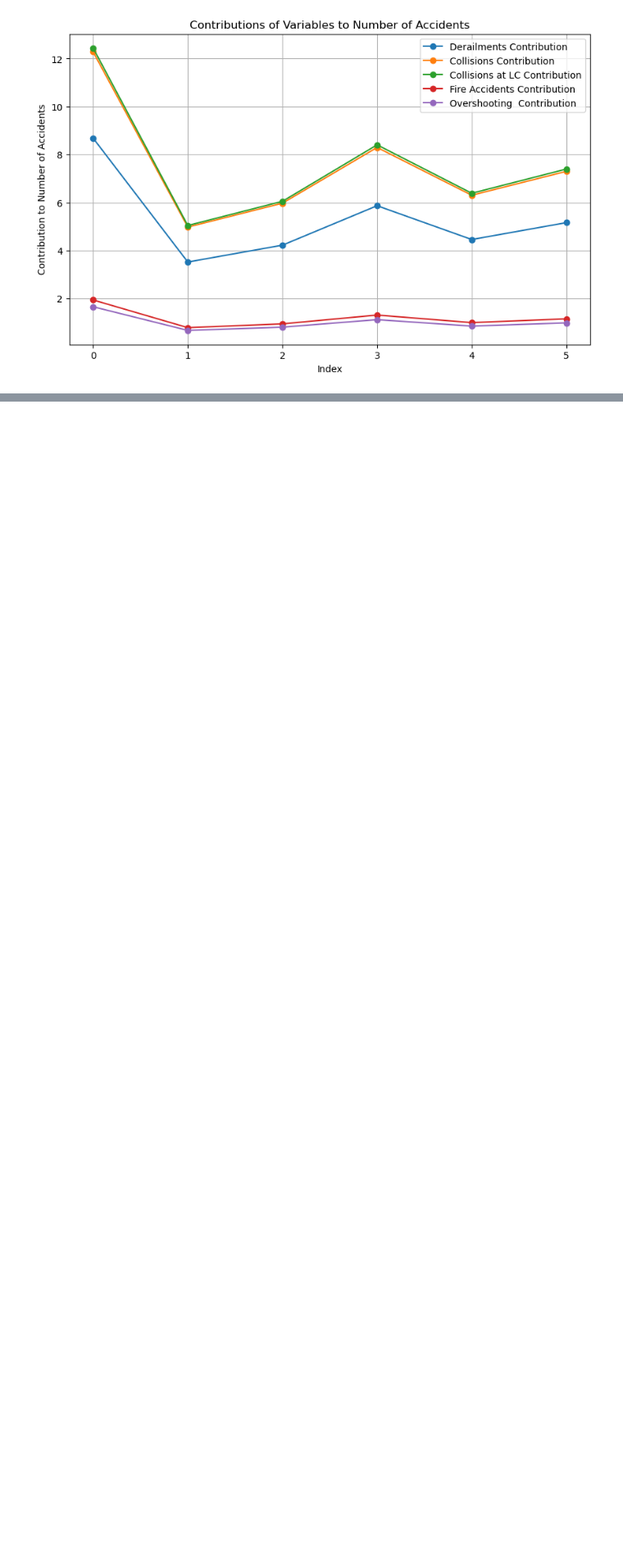
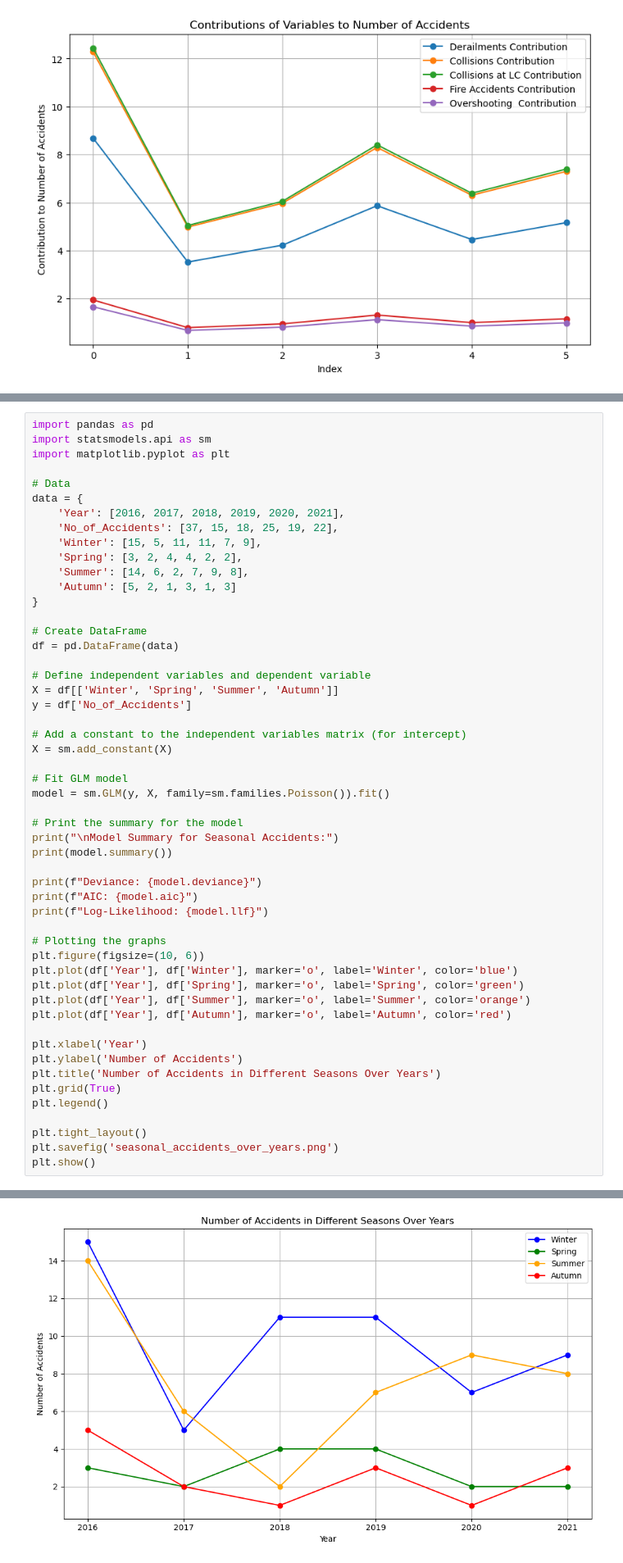
Before and after one commit to Nasir-Hussain-Datascientist/railway-accidents-data-analysis, a Jupyter notebook: revised/Combined/N/combined new.ipynb, the cells around one changed output, grey strips where cells are left out. Shown: that part at 82% size. Saved outputs shown, nothing was run; the diff lists cells and outputs as text; blank space fills up the shorter version.

```diff
--- a/revised/Combined/N/combined new.ipynb
+++ b/revised/Combined/N/combined new.ipynb
@@ -223,0 +591,53 @@ plt.show()
+# %%
+import pandas as pd
+import statsmodels.api as sm
+import matplotlib.pyplot as plt
+
+# Data
+data = {
+    'Year': [2016, 2017, 2018, 2019, 2020, 2021],
+    'No_of_Accidents': [37, 15, 18, 25, 19, 22],
+    'Winter': [15, 5, 11, 11, 7, 9],
+    'Spring': [3, 2, 4, 4, 2, 2],
+    'Summer': [14, 6, 2, 7, 9, 8],
+    'Autumn': [5, 2, 1, 3, 1, 3]
+}
+
+# Create DataFrame
+df = pd.DataFrame(data)
+
+# Define independent variables and dependent variable
+X = df[['Winter', 'Spring', 'Summer', 'Autumn']]
+y = df['No_of_Accidents']
+
+# Add a constant to the independent variables matrix (for intercept)
+X = sm.add_constant(X)
+
+# Fit GLM model
+model = sm.GLM(y, X, family=sm.families.Poisson()).fit()
+
+# Print the summary for the model
+print("\nModel Summary for Seasonal Accidents:")
+print(model.summary())
+
+print(f"Deviance: {model.deviance}")
+print(f"AIC: {model.aic}")
+print(f"Log-Likelihood: {model.llf}")
+
+# Plotting the graphs
+plt.figure(figsize=(10, 6))
+plt.plot(df['Year'], df['Winter'], marker='o', label='Winter', color='blue')
+plt.plot(df['Year'], df['Spring'], marker='o', label='Spring', color='green')
+plt.plot(df['Year'], df['Summer'], marker='o', label='Summer', color='orange')
+plt.plot(df['Year'], df['Autumn'], marker='o', label='Autumn', color='red')
+
+plt.xlabel('Year')
+plt.ylabel('Number of Accidents')
+plt.title('Number of Accidents in Different Seasons Over Years')
+plt.grid(True)
+plt.legend()
+
+plt.tight_layout()
+plt.savefig('seasonal_accidents_over_years.png')
+plt.show()
+# %% [output]
@@ -223,0 +661 @@ plt.show()
+[figure, added]
```
Also changed, not shown: parts of 5 cells of this notebook, 22 other files.
